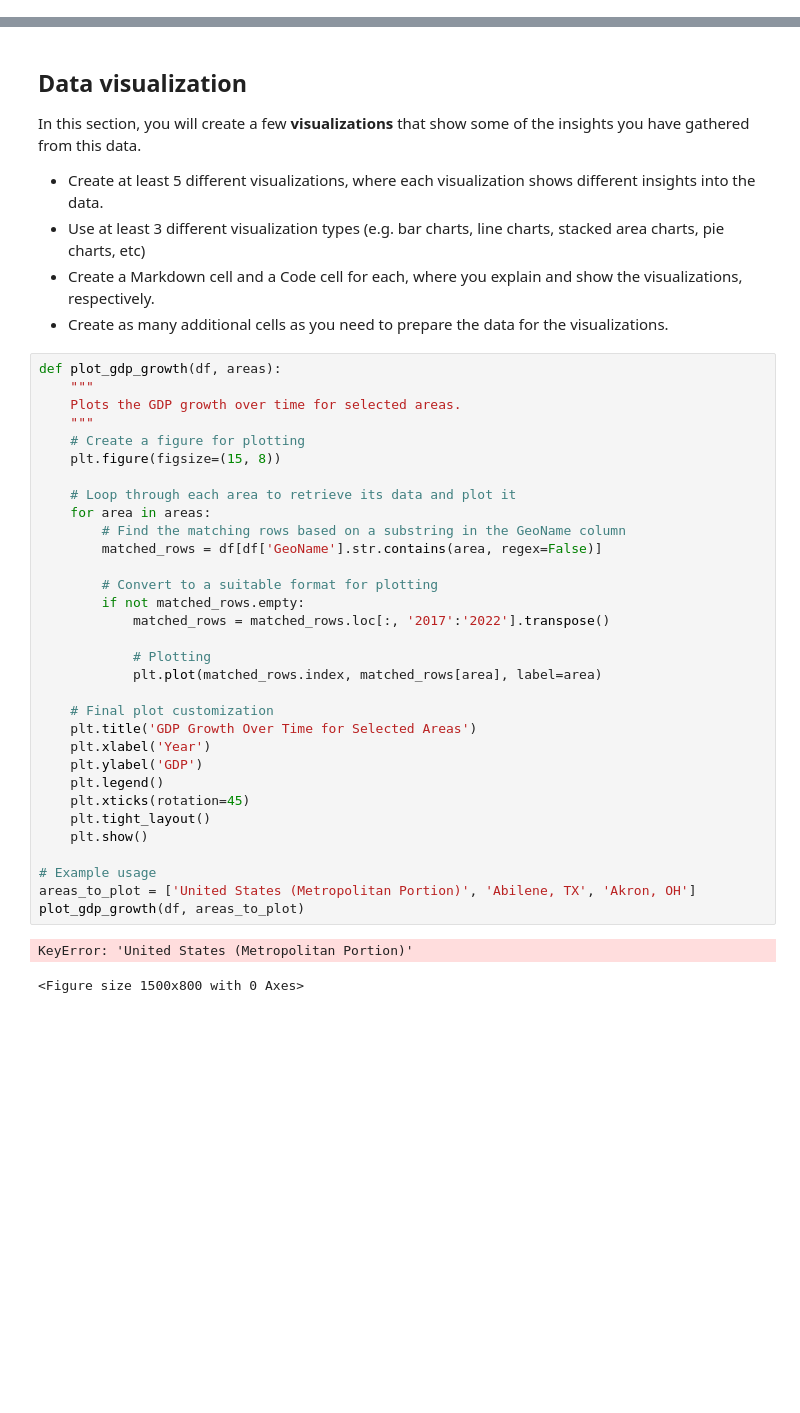
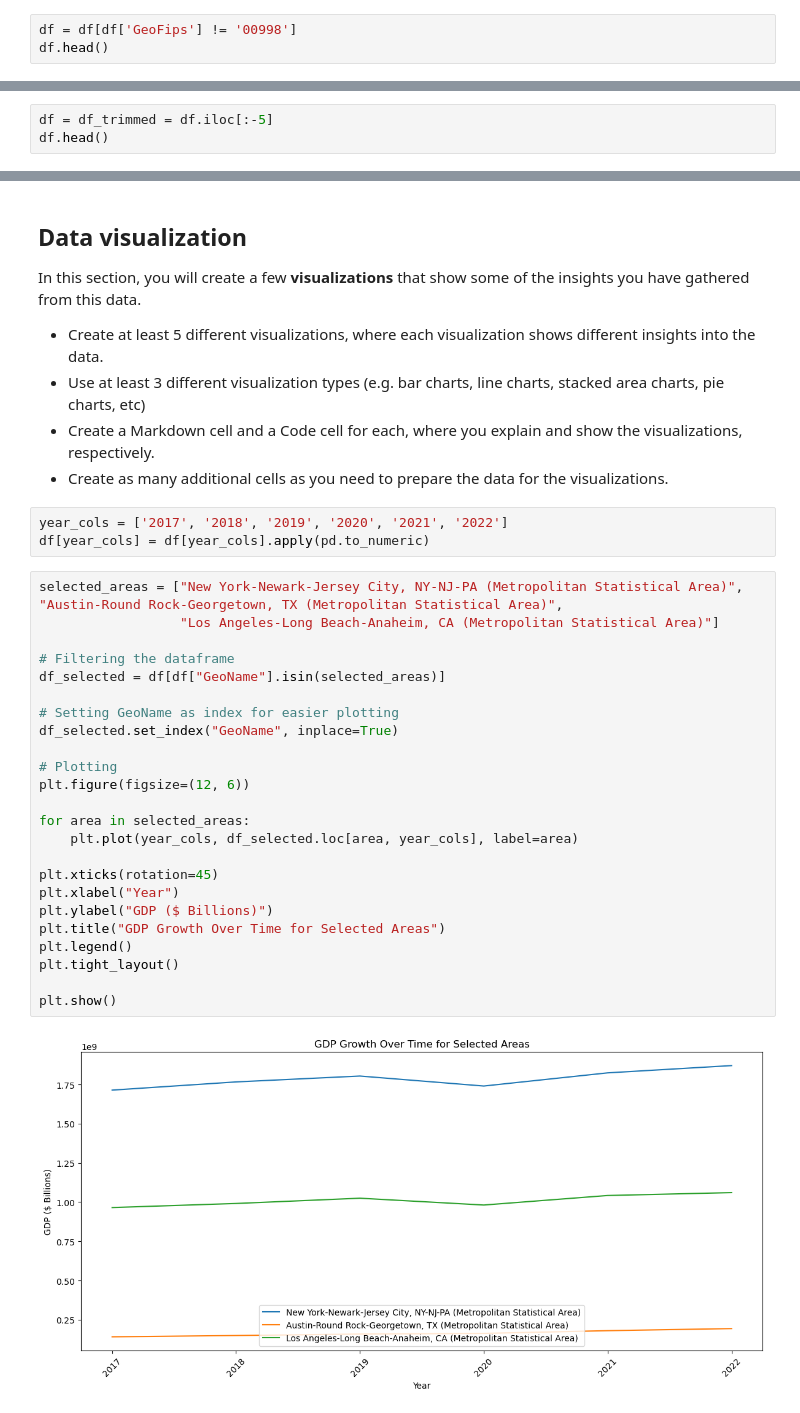
Before and after one commit to dbdesign-students-spring2024/8-pandas-exploration-VideoStorms, a Jupyter notebook: analysis.ipynb, the cells around one changed output, grey strips where cells are left out. Saved outputs shown, nothing was run; the diff lists cells and outputs as text; blank space fills up the shorter version.

```diff
--- a/analysis.ipynb
+++ b/analysis.ipynb
@@ -90,0 +83,3 @@ Place your **data munging** code and documentation within this section.
+# %%
+df = df[df['GeoFips'] != '00998']
+df.head()
@@ -90,0 +95,3 @@ Place your **data munging** code and documentation within this section.
+# %%
+df = df_trimmed = df.iloc[:-5]
+df.head()
@@ -259,38 +271,32 @@ In this section, you will create a few **visualizations** that show some of the
 - Use at least 3 different visualization types (e.g. bar charts, line charts, stacked area charts, pie charts, etc)
 - Create a Markdown cell and a Code cell for each, where you explain and show the visualizations, respectively.
 - Create as many additional cells as you need to prepare the data for the visualizations.
-# %%
-def plot_gdp_growth(df, areas):
-    """
-    Plots the GDP growth over time for selected areas.
-    """
-    # Create a figure for plotting
-    plt.figure(figsize=(15, 8))
-
-    # Loop through each area to retrieve its data and plot it
-    for area in areas:
-        # Find the matching rows based on a substring in the GeoName column
-        matched_rows = df[df['GeoName'].str.contains(area, regex=False)]
-
-        # Convert to a suitable format for plotting
-        if not matched_rows.empty:
-            matched_rows = matched_rows.loc[:, '2017':'2022'].transpose()
-
-            # Plotting
-            plt.plot(matched_rows.index, matched_rows[area], label=area)
-
-    # Final plot customization
-    plt.title('GDP Growth Over Time for Selected Areas')
-    plt.xlabel('Year')
-    plt.ylabel('GDP')
-    plt.legend()
-    plt.xticks(rotation=45)
-    plt.tight_layout()
-    plt.show()
-
-# Example usage
-areas_to_plot = ['United States (Metropolitan Portion)', 'Abilene, TX', 'Akron, OH']
-plot_gdp_growth(df, areas_to_plot)
-# %% [output]
-KeyError: 'United States (Metropolitan Portion)'
-<Figure size 1500x800 with 0 Axes>
+# %%
+year_cols = ['2017', '2018', '2019', '2020', '2021', '2022']
+df[year_cols] = df[year_cols].apply(pd.to_numeric)
+# %%
+selected_areas = ["New York-Newark-Jersey City, NY-NJ-PA (Metropolitan Statistical Area)", "Austin-Round Rock-Georgetown, TX (Metropolitan Statistical Area)",
+                  "Los Angeles-Long Beach-Anaheim, CA (Metropolitan Statistical Area)"]
+
+# Filtering the dataframe
+df_selected = df[df["GeoName"].isin(selected_areas)]
+
+# Setting GeoName as index for easier plotting
+df_selected.set_index("GeoName", inplace=True)
+
+# Plotting
+plt.figure(figsize=(12, 6))
+
+for area in selected_areas:
+    plt.plot(year_cols, df_selected.loc[area, year_cols], label=area)
+
+plt.xticks(rotation=45)
+plt.xlabel("Year")
+plt.ylabel("GDP ($ Billions)")
+plt.title("GDP Growth Over Time for Selected Areas")
+plt.legend()
+plt.tight_layout()
+
+plt.show()
+# %% [output]
+[figure, added]
```
Also changed, not shown: parts of 20 cells of this notebook, 1 other file.
